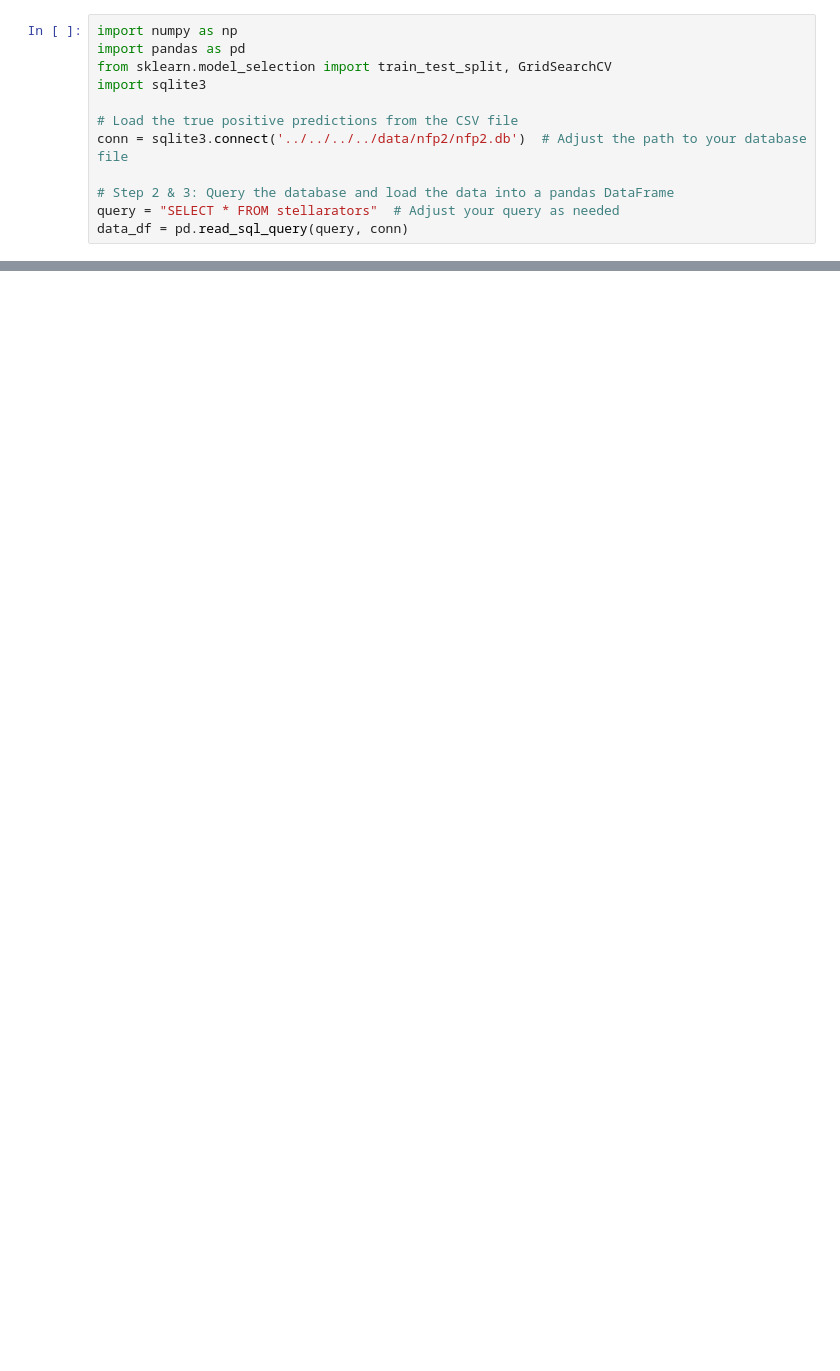
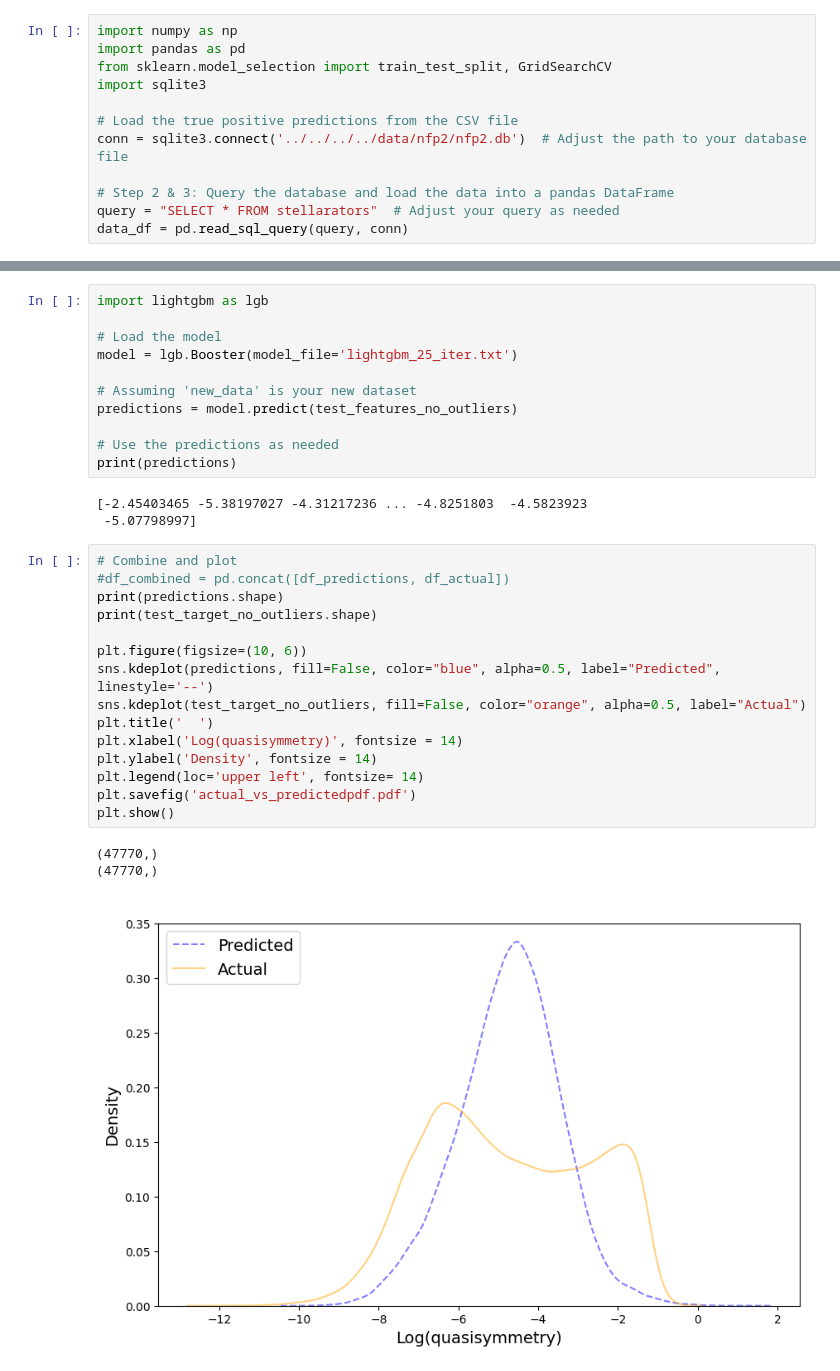
Before and after one commit to laiarodrigo/PIC-STELLARATOR, a Jupyter notebook: data_analysis/quasi_isodynamic/non_probabilistic_models/lightgbm_regressor/qi_study.ipynb, the cells around one changed output, grey strips where cells are left out. Saved outputs shown, nothing was run; the diff lists cells and outputs as text; blank space fills up the shorter version.

```diff
--- a/data_analysis/quasi_isodynamic/non_probabilistic_models/lightgbm_regressor/qi_study.ipynb
+++ b/data_analysis/quasi_isodynamic/non_probabilistic_models/lightgbm_regressor/qi_study.ipynb
@@ -43,0 +120,33 @@ Error:
+# %%
+import lightgbm as lgb
+
+# Load the model
+model = lgb.Booster(model_file='lightgbm_25_iter.txt')
+
+# Assuming 'new_data' is your new dataset
+predictions = model.predict(test_features_no_outliers)
+
+# Use the predictions as needed
+print(predictions)
+# %% [output]
+[-2.45403465 -5.38197027 -4.31217236 ... -4.8251803  -4.5823923
+ -5.07798997]
+# %%
+# Combine and plot
+#df_combined = pd.concat([df_predictions, df_actual])
+print(predictions.shape)
+print(test_target_no_outliers.shape)
+
+plt.figure(figsize=(10, 6))
+sns.kdeplot(predictions, fill=False, color="blue", alpha=0.5, label="Predicted", linestyle='--')
+sns.kdeplot(test_target_no_outliers, fill=False, color="orange", alpha=0.5, label="Actual")
+plt.title('  ')
+plt.xlabel('Log(quasisymmetry)', fontsize = 14)
+plt.ylabel('Density', fontsize = 14)
+plt.legend(loc='upper left', fontsize= 14)
+plt.savefig('actual_vs_predictedpdf.pdf')
+plt.show()
+# %% [output]
+(47770,)
+(47770,)
+[figure, added]
```
Also changed, not shown: parts of 4 cells of this notebook.
